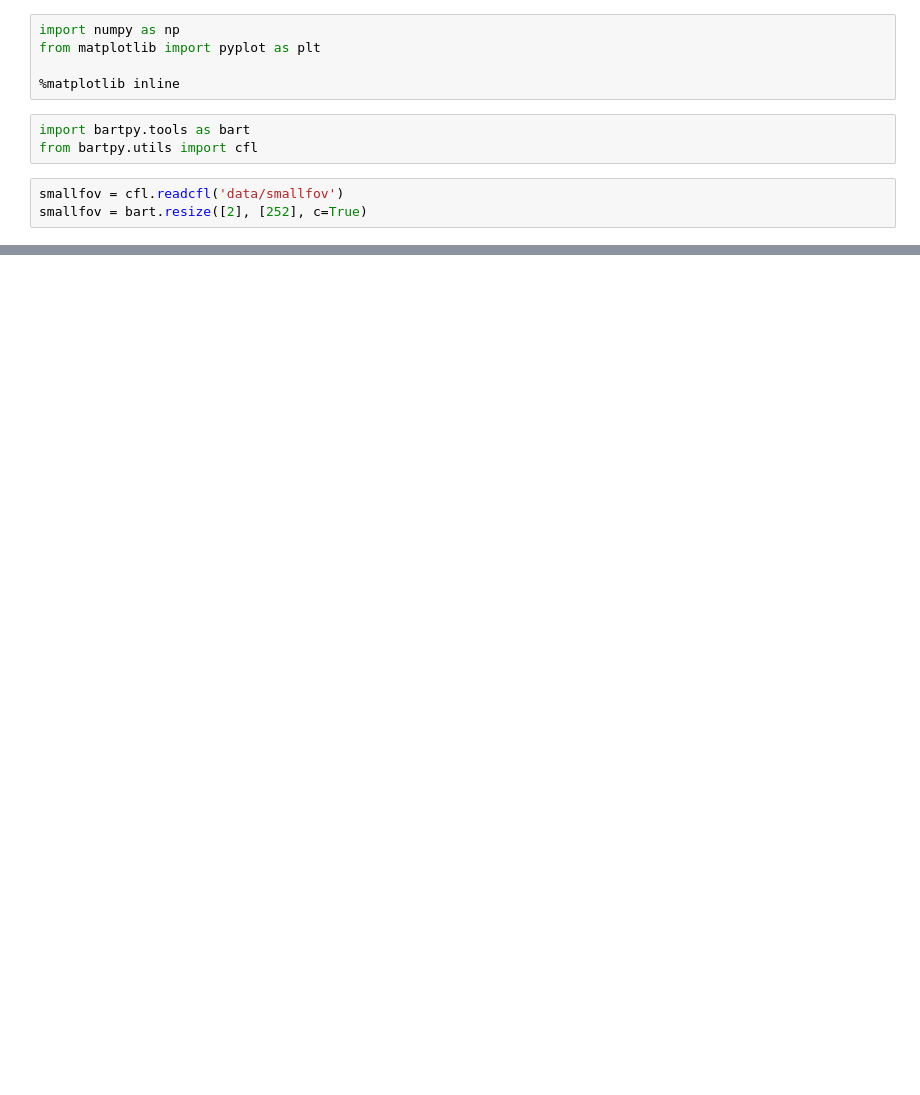
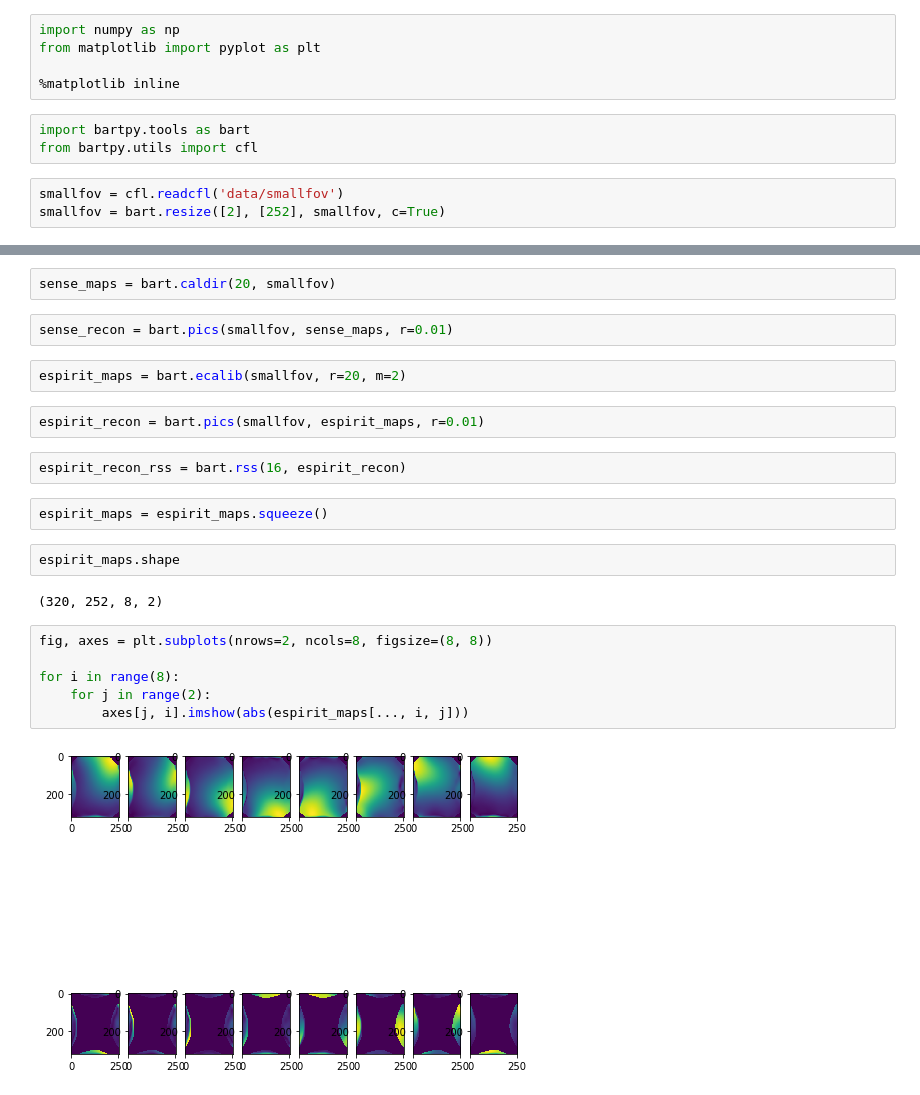
Before and after one commit to malits/bartpy, a Jupyter notebook: demos/Reconstruction of undersampled data with small FOV.ipynb, the cells around one changed output, grey strips where cells are left out. Saved outputs shown, nothing was run; the diff lists cells and outputs as text; blank space fills up the shorter version.

```diff
--- a/demos/Reconstruction of undersampled data with small FOV.ipynb
+++ b/demos/Reconstruction of undersampled data with small FOV.ipynb
@@ -8,4 +8,4 @@ import bartpy.tools as bart
 from bartpy.utils import cfl
 # %%
 smallfov = cfl.readcfl('data/smallfov')
-smallfov = bart.resize([2], [252], c=True)
+smallfov = bart.resize([2], [252], smallfov, c=True)
@@ -56,0 +12,24 @@ options:
+# %%
+sense_maps = bart.caldir(20, smallfov)
+# %%
+sense_recon = bart.pics(smallfov, sense_maps, r=0.01)
+# %%
+espirit_maps = bart.ecalib(smallfov, r=20, m=2)
+# %%
+espirit_recon = bart.pics(smallfov, espirit_maps, r=0.01)
+# %%
+espirit_recon_rss = bart.rss(16, espirit_recon)
+# %%
+espirit_maps = espirit_maps.squeeze()
+# %%
+espirit_maps.shape
+# %% [output]
+(320, 252, 8, 2)
+# %%
+fig, axes = plt.subplots(nrows=2, ncols=8, figsize=(8, 8))
+
+for i in range(8):
+    for j in range(2):
+        axes[j, i].imshow(abs(espirit_maps[..., i, j]))
+# %% [output]
+[figure, added]
```
Also changed, not shown: parts of 8 cells of this notebook, 1 other file.
